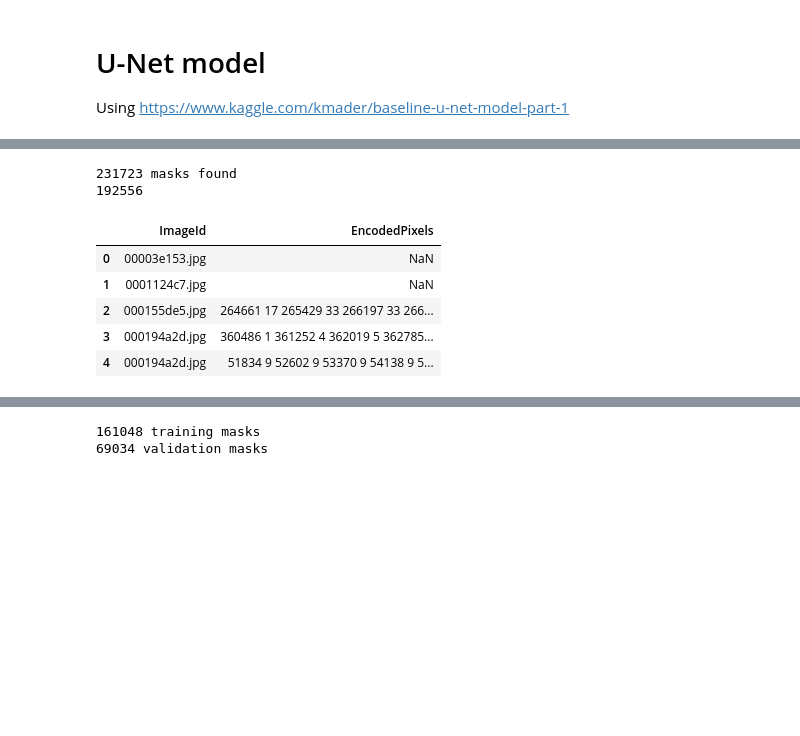
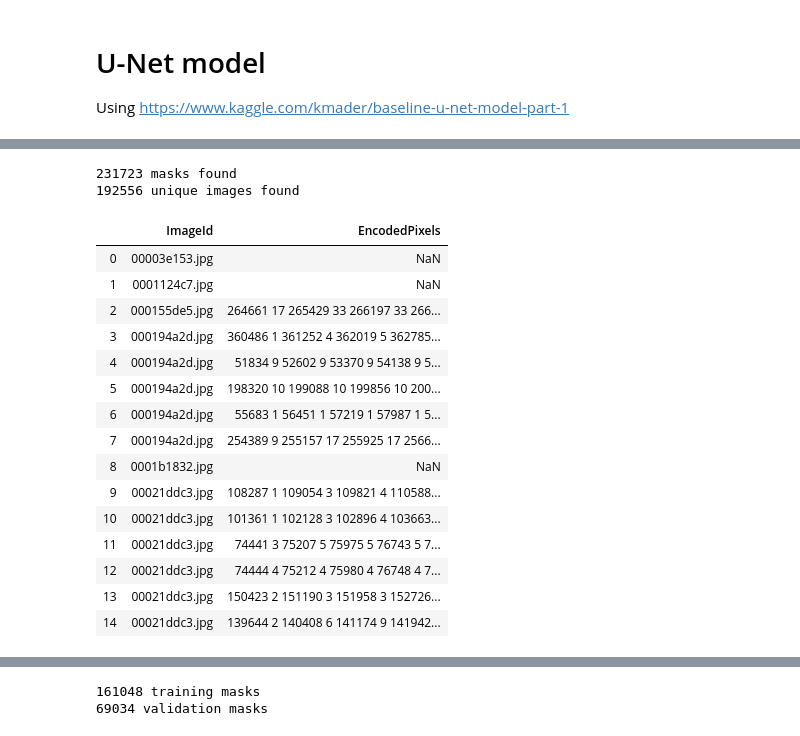
Before and after one commit to blainerothrock/airbus-ship-detection, a Jupyter notebook: U-Net.ipynb, the cells around one changed output, grey strips where cells are left out. Cells and saved outputs as stored; diff of their text form; code cells hidden in the pictures; blank space fills up the shorter version.

```diff
--- a/U-Net.ipynb
+++ b/U-Net.ipynb
@@ -95,19 +95,30 @@ def masks_as_image(in_mask_list):
             all_masks += rle_decode(mask)
     return np.expand_dims(all_masks, -1)
 # %%
-masks = pd.read_csv(os.path.join(ship_dir,
-                                 'train_ship_segmentations_v2.csv'))
+masks = pd.read_csv(os.path.join(ship_dir, 'train_ship_segmentations_v2.csv'))
 print(masks.shape[0], 'masks found')
-print(masks['ImageId'].value_counts().shape[0])
-masks.head()
+print(masks['ImageId'].value_counts().shape[0], 'unique images found')
+masks.head(15)
+
+# images are repeated if there are more than 1 ship in the images
 # %% [output]
 231723 masks found
-192556
+192556 unique images found
 |  | ImageId | EncodedPixels |
 | 0 | 00003e153.jpg | NaN |
 | 1 | 0001124c7.jpg | NaN |
 | 2 | 000155de5.jpg | 264661 17 265429 33 266197 33 266... |
 | 3 | 000194a2d.jpg | 360486 1 361252 4 362019 5 362785... |
 | 4 | 000194a2d.jpg | 51834 9 52602 9 53370 9 54138 9 5... |
+| 5 | 000194a2d.jpg | 198320 10 199088 10 199856 10 200... |
+| 6 | 000194a2d.jpg | 55683 1 56451 1 57219 1 57987 1 5... |
+| 7 | 000194a2d.jpg | 254389 9 255157 17 255925 17 2566... |
+| 8 | 0001b1832.jpg | NaN |
+| 9 | 00021ddc3.jpg | 108287 1 109054 3 109821 4 110588... |
+| 10 | 00021ddc3.jpg | 101361 1 102128 3 102896 4 103663... |
+| 11 | 00021ddc3.jpg | 74441 3 75207 5 75975 5 76743 5 7... |
+| 12 | 00021ddc3.jpg | 74444 4 75212 4 75980 4 76748 4 7... |
+| 13 | 00021ddc3.jpg | 150423 2 151190 3 151958 3 152726... |
+| 14 | 00021ddc3.jpg | 139644 2 140408 6 141174 9 141942... |
 # %%
 fig, (ax1, ax2) = plt.subplots(1, 2, figsize = (10, 5))
```
Also changed, not shown: parts of 8 cells of this notebook, 1 other file.
